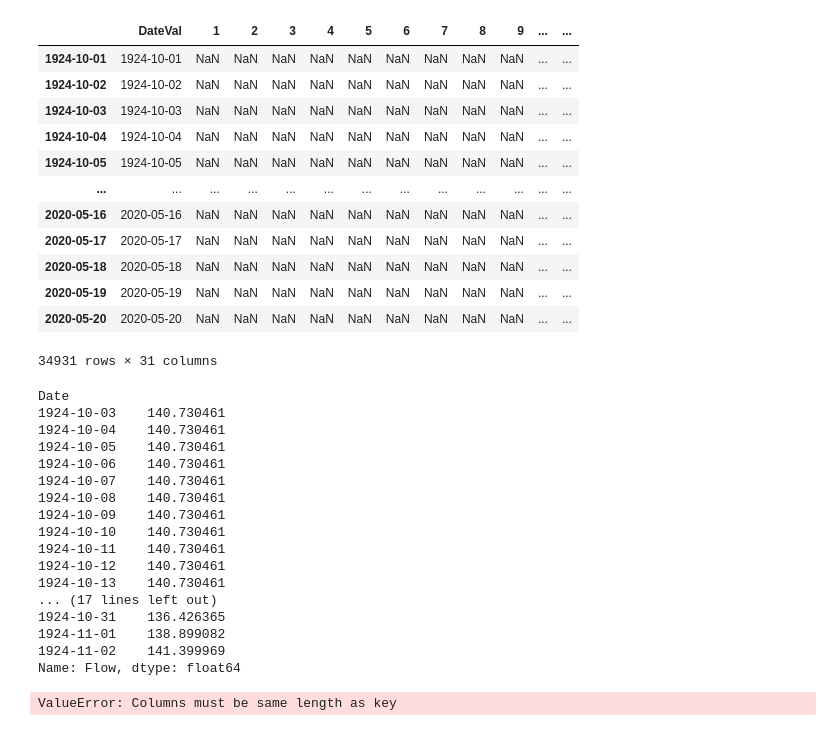
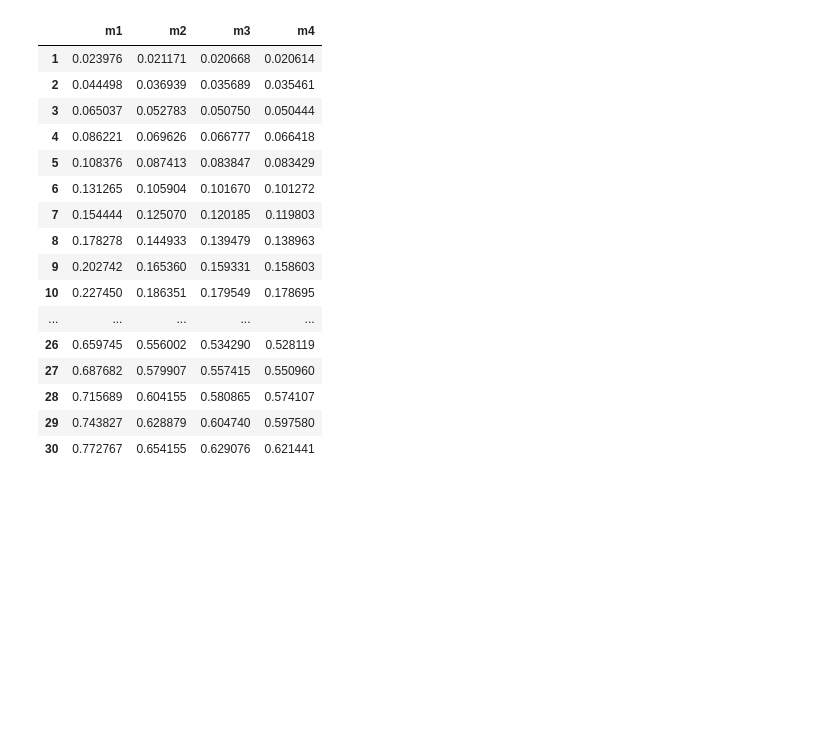
Before and after one commit to AndyFlem/ngonye-notepad, a Jupyter notebook: o_ngonye_project.ipynb, the cells around one changed output. Saved outputs shown, nothing was run; the diff lists cells and outputs as text; code cells hidden in the pictures; blank space fills up the shorter version.

```diff
--- a/o_ngonye_project.ipynb
+++ b/o_ngonye_project.ipynb
@@ -21,0 +160,3 @@ ngo.tail(3)
+# %%
+rmse['m3']=(e3[np.arange(1,31,1)]**2).mean()**0.5
+rmse
@@ -22 +181,33 @@ ngo.tail(3)
+# %%
+m4=pd.concat([pd.DataFrame(columns=np.arange(1,31,1)),ngo])
+m4.index.name='DateVal'
+m4['m']=(m4['Flow']-m4['Flow'].shift(7))/7
+m4[np.arange(1,31,1)]= m4.apply(lambda x: x['Flow']+(pd.Series(np.arange(1,31,1))*x['m']),axis=1)
+# %%
+d4=m4[np.arange(1,31,1)]-actual[np.arange(1,31,1)]
+d4['DateVal']=ngo['DateVal']
+d4['Flow']=ngo['Flow']
+# %%
+e4=d4[np.arange(1,31,1)].divide(d4['Flow'],axis=0)
+# %%
+rmse['m4']=(e4[np.arange(1,31,1)]**2).mean()**0.5
+rmse
+# %% [output]
+|  | m1 | m2 | m3 | m4 |
+| 1 | 0.023976 | 0.021171 | 0.020668 | 0.020614 |
+| 2 | 0.044498 | 0.036939 | 0.035689 | 0.035461 |
+| 3 | 0.065037 | 0.052783 | 0.050750 | 0.050444 |
+| 4 | 0.086221 | 0.069626 | 0.066777 | 0.066418 |
+| 5 | 0.108376 | 0.087413 | 0.083847 | 0.083429 |
+| 6 | 0.131265 | 0.105904 | 0.101670 | 0.101272 |
+| 7 | 0.154444 | 0.125070 | 0.120185 | 0.119803 |
+| 8 | 0.178278 | 0.144933 | 0.139479 | 0.138963 |
+| 9 | 0.202742 | 0.165360 | 0.159331 | 0.158603 |
+| 10 | 0.227450 | 0.186351 | 0.179549 | 0.178695 |
+| ... | ... | ... | ... | ... |
+| 26 | 0.659745 | 0.556002 | 0.534290 | 0.528119 |
+| 27 | 0.687682 | 0.579907 | 0.557415 | 0.550960 |
+| 28 | 0.715689 | 0.604155 | 0.580865 | 0.574107 |
+| 29 | 0.743827 | 0.628879 | 0.604740 | 0.597580 |
+| 30 | 0.772767 | 0.654155 | 0.629076 | 0.621441 |
 # %%
@@ -25,42 +215,0 @@ actual=pd.concat([ngo['DateVal'],pd.DataFrame(columns=np.arange(1,31,1))],axis=1
-# %%
-actual
-# %% [output]
-|  | DateVal | 1 | 2 | 3 | 4 | 5 | 6 | 7 | 8 | 9 | ... | ... |
-| 1924-10-01 | 1924-10-01 | NaN | NaN | NaN | NaN | NaN | NaN | NaN | NaN | NaN | ... | ... |
-| 1924-10-02 | 1924-10-02 | NaN | NaN | NaN | NaN | NaN | NaN | NaN | NaN | NaN | ... | ... |
-| 1924-10-03 | 1924-10-03 | NaN | NaN | NaN | NaN | NaN | NaN | NaN | NaN | NaN | ... | ... |
-| 1924-10-04 | 1924-10-04 | NaN | NaN | NaN | NaN | NaN | NaN | NaN | NaN | NaN | ... | ... |
-| 1924-10-05 | 1924-10-05 | NaN | NaN | NaN | NaN | NaN | NaN | NaN | NaN | NaN | ... | ... |
-| ... | ... | ... | ... | ... | ... | ... | ... | ... | ... | ... | ... | ... |
-| 2020-05-16 | 2020-05-16 | NaN | NaN | NaN | NaN | NaN | NaN | NaN | NaN | NaN | ... | ... |
-| 2020-05-17 | 2020-05-17 | NaN | NaN | NaN | NaN | NaN | NaN | NaN | NaN | NaN | ... | ... |
-| 2020-05-18 | 2020-05-18 | NaN | NaN | NaN | NaN | NaN | NaN | NaN | NaN | NaN | ... | ... |
-| 2020-05-19 | 2020-05-19 | NaN | NaN | NaN | NaN | NaN | NaN | NaN | NaN | NaN | ... | ... |
-| 2020-05-20 | 2020-05-20 | NaN | NaN | NaN | NaN | NaN | NaN | NaN | NaN | NaN | ... | ... |
-34931 rows × 31 columns
-# %%
-ngo['Flow'][ngo['DateVal'][32]-pd.DateOffset(days=30):ngo['DateVal'][32]]
-# %% [output]
-Date
-1924-10-03    140.730461
-1924-10-04    140.730461
-1924-10-05    140.730461
-1924-10-06    140.730461
-1924-10-07    140.730461
-1924-10-08    140.730461
-1924-10-09    140.730461
-1924-10-10    140.730461
-1924-10-11    140.730461
-1924-10-12    140.730461
-1924-10-13    140.730461
-... (17 lines left out)
-1924-10-31    136.426365
-1924-11-01    138.899082
-1924-11-02    141.399969
-Name: Flow, dtype: float64
-# %%
-actual[np.arange(1,31,1)]= actual.apply(
-    lambda x: ngo['Flow'][x['DateVal']-pd.DateOffset(days=30):x['DateVal']]
-,axis=1)
-# %% [output]
-ValueError: Columns must be same length as key
```
Also changed, not shown: parts of 24 cells of this notebook, 1 other file.
